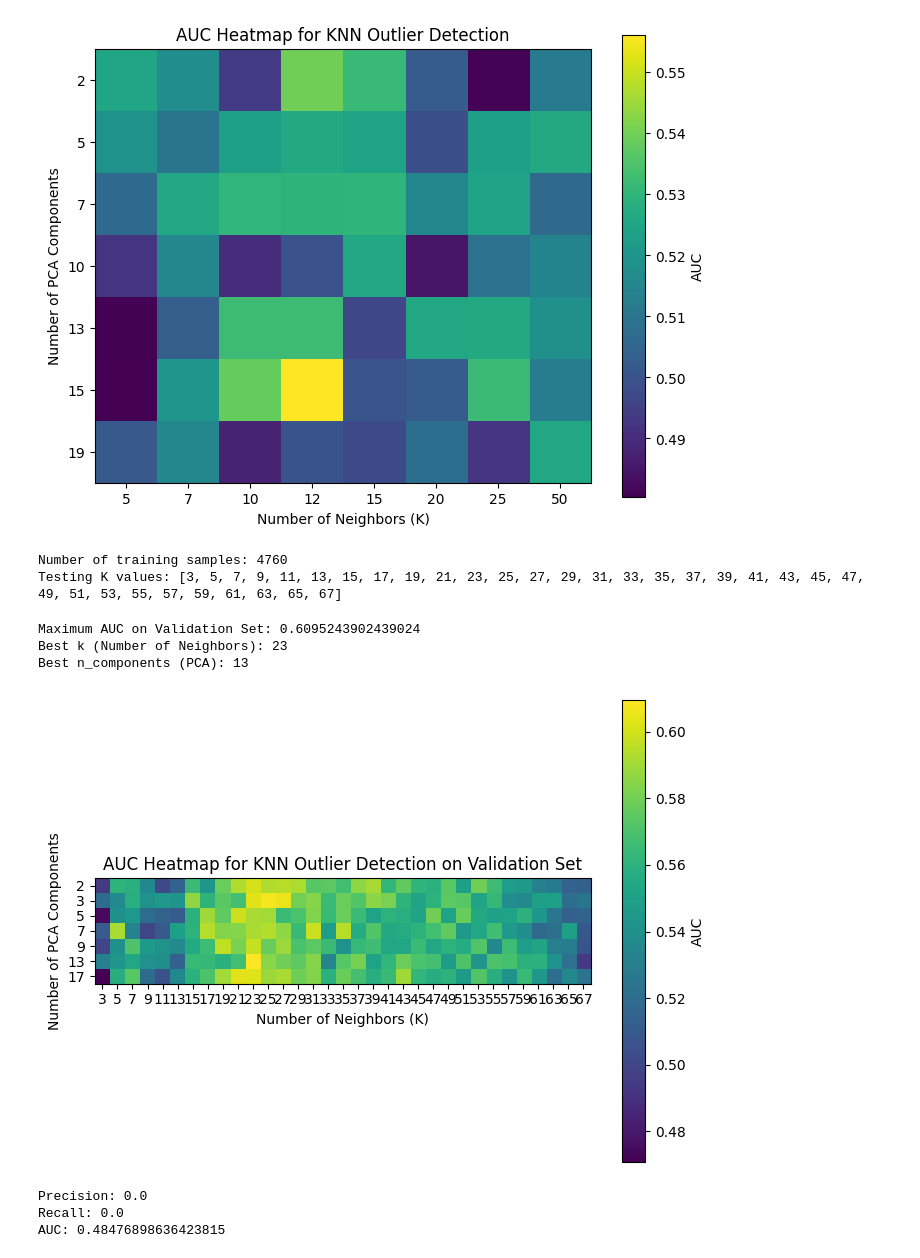
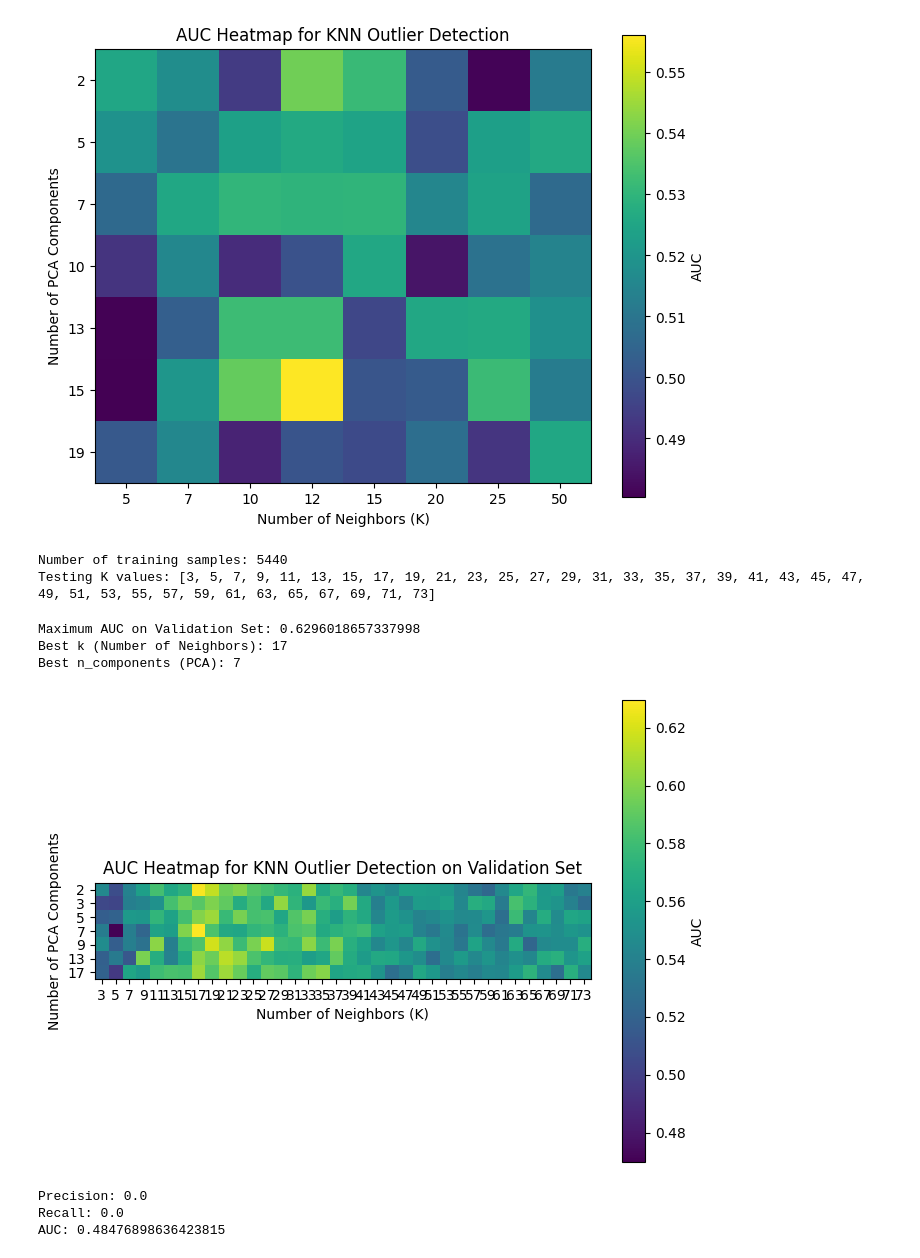
Before and after one commit to Zahra-Moterassed/BScproject, a Jupyter notebook: PCAandSample.ipynb, the cells around one changed output. Saved outputs shown, nothing was run; the diff lists cells and outputs as text; code cells hidden in the pictures.

```diff
--- a/PCAandSample.ipynb
+++ b/PCAandSample.ipynb
@@ -169,8 +169,8 @@ data = df.iloc[:, :-1].values
 # Separate labels (last column)
 labels = df.iloc[:, -1].values
 
-# Split the data into training and validation sets (70% train, 30% validation)
-X_train, X_val, y_train, y_val = train_test_split(data, labels, test_size=0.3, stratify=labels, random_state=42)
+# Split the data into training and validation sets (80% train, 20% validation)
+X_train, X_val, y_train, y_val = train_test_split(data, labels, test_size=0.2, stratify=labels, random_state=42)
 
 # Dynamically calculate odd K values based on the training set size
 N_train = len(X_train)  # Number of training samples
@@ -215,39 +215,39 @@ results = np.array(results, dtype=[('n_components', int), ('k', int),
 max_auc_index = np.argmax(results['auc'])
 max_auc = results['auc'][max_auc_index]
 best_k = results['k'][max_auc_index]
 best_n_components = results['n_components'][max_auc_index]
 
 # Print the best results
 print(f"Maximum AUC on Validation Set: {max_auc}")
 print(f"Best k (Number of Neighbors): {best_k}")
 print(f"Best n_components (PCA): {best_n_components}")
 
 # Visualize the results: Heatmap for AUC
 auc_matrix = np.zeros((len(n_components_values), len(k_values)))
 
 # Fill the matrix with AUC scores
 for i, n_components in enumerate(n_components_values):
     for j, k in enumerate(k_values):
         auc_matrix[i, j] = results[(results['n_components'] == n_components) &
                                    (results['k'] == k)]['auc']
 
 # Plot heatmap
 plt.figure(figsize=(8, 6))
 plt.imshow(auc_matrix, interpolation='nearest', cmap='viridis')
 plt.colorbar(label='AUC')
 plt.xticks(np.arange(len(k_values)), labels=k_values)
 plt.yticks(np.arange(len(n_components_values)), labels=n_components_values)
 plt.xlabel('Number of Neighbors (K)')
 plt.ylabel('Number of PCA Components')
 plt.title('AUC Heatmap for KNN Outlier Detection on Validation Set')
 plt.show()
 # %% [output]
-Number of training samples: 4760
-Testing K values: [3, 5, 7, 9, 11, 13, 15, 17, 19, 21, 23, 25, 27, 29, 31, 33, 35, 37, 39, 41, 43, 45, 47, 49, 51, 53, 55, 57, 59, 61, 63, 65, 67]
+Number of training samples: 5440
+Testing K values: [3, 5, 7, 9, 11, 13, 15, 17, 19, 21, 23, 25, 27, 29, 31, 33, 35, 37, 39, 41, 43, 45, 47, 49, 51, 53, 55, 57, 59, 61, 63, 65, 67, 69, 71, 73]
-Maximum AUC on Validation Set: 0.6095243902439024
-Best k (Number of Neighbors): 23
-Best n_components (PCA): 13
+Maximum AUC on Validation Set: 0.6296018657337998
+Best k (Number of Neighbors): 17
+Best n_components (PCA): 7
-[figure, old version]
+[figure, new version]
 # %%
 # KNN
 # dataset: Annthyroid_norm_02_v01.csv
```
Also changed, not shown: parts of 5 cells of this notebook, 1 other file.
